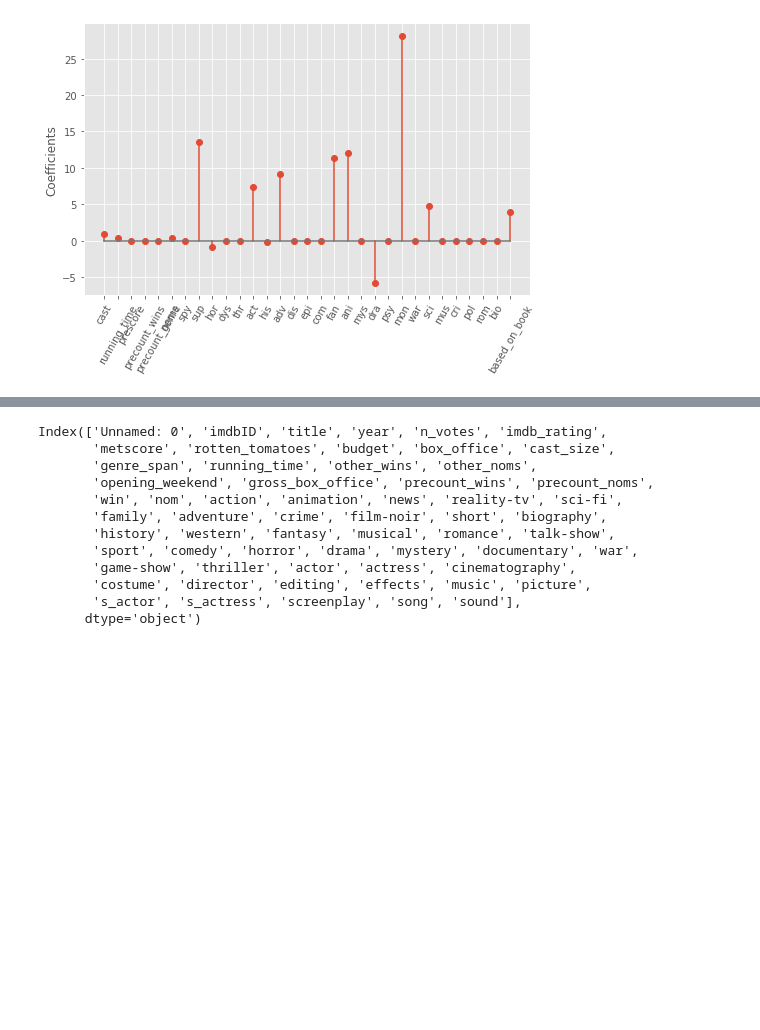
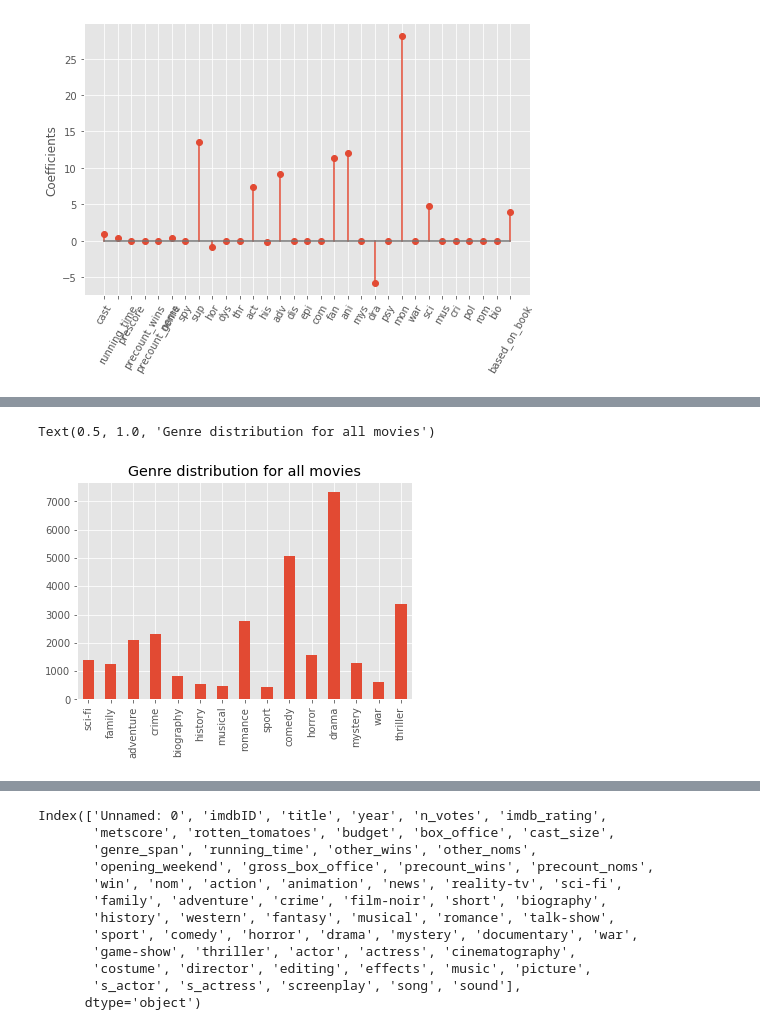
Before and after one commit to ronsg83/Predicting-2020-Oscars, a Jupyter notebook: Final_Report.ipynb, the cells around one changed output, grey strips where cells are left out. Drawn from its saved outputs; the diff is of its cells as text; code cells hidden in the pictures; blank space fills up the shorter version.

```diff
--- a/Final_Report.ipynb
+++ b/Final_Report.ipynb
@@ -631,0 +691,8 @@ Text(0, 0.5, 'Genres')
+# %%
+df = DF_main[genres]
+df = df.sum(axis = 0)
+df.plot(kind = 'bar')
+plt.title('Genre distribution for all movies')
+# %% [output]
+Text(0.5, 1.0, 'Genre distribution for all movies')
+[figure, added]
```
Also changed, not shown: parts of 18 cells of this notebook.
